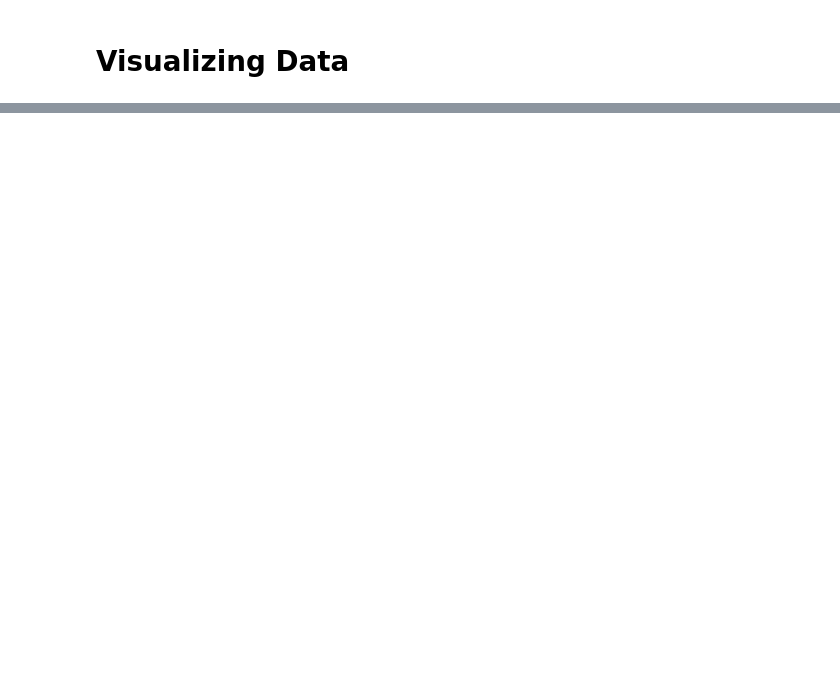
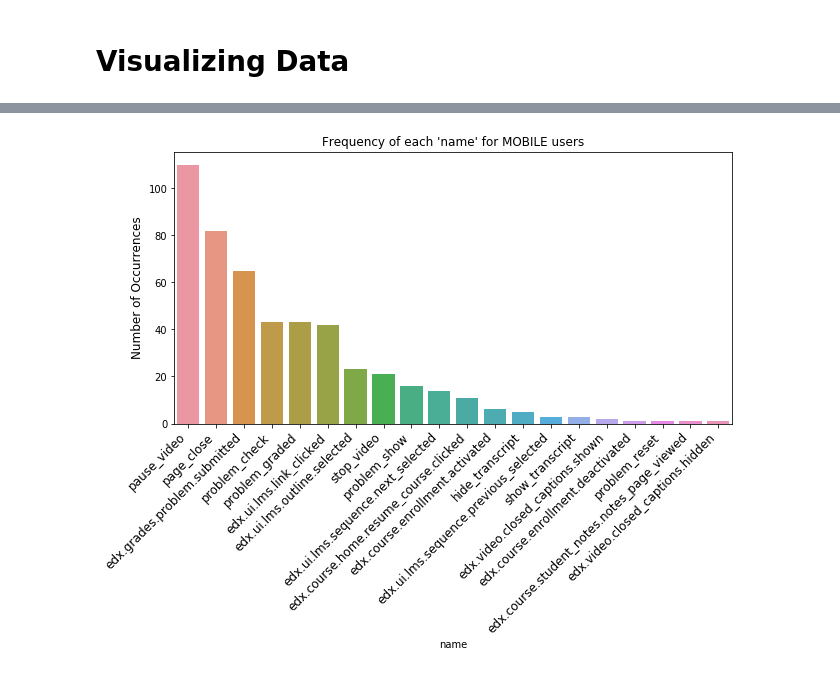
Before and after one commit to jyoonkim/Test, a Jupyter notebook: user_device_hb.ipynb, the cells around one changed output, grey strips where cells are left out. Saved outputs shown, nothing was run; the diff lists cells and outputs as text; code cells hidden in the pictures; blank space fills up the shorter version.

```diff
--- a/user_device_hb.ipynb
+++ b/user_device_hb.ipynb
@@ -244,0 +269,18 @@ plot to visualize modes, distributions, etc.
+# %%
+#function that plots frequencies of agent, event, name, and event_course
+
+name_count  = mobile_data['name'].value_counts()
+plt.figure(figsize=(10,5))
+sns.barplot(name_count.index, name_count.values, alpha=1)
+plt.title("Frequency of each 'name' for MOBILE users")
+plt.ylabel('Number of Occurrences', fontsize=12)
+plt.xlabel('name', fontsize=10)
+plt.xticks(
+    rotation=45,
+    horizontalalignment='right',
+    fontsize='large'
+)
+
+plt.show()
+# %% [output]
+[figure, added]
```
Also changed, not shown: parts of 21 cells of this notebook.
